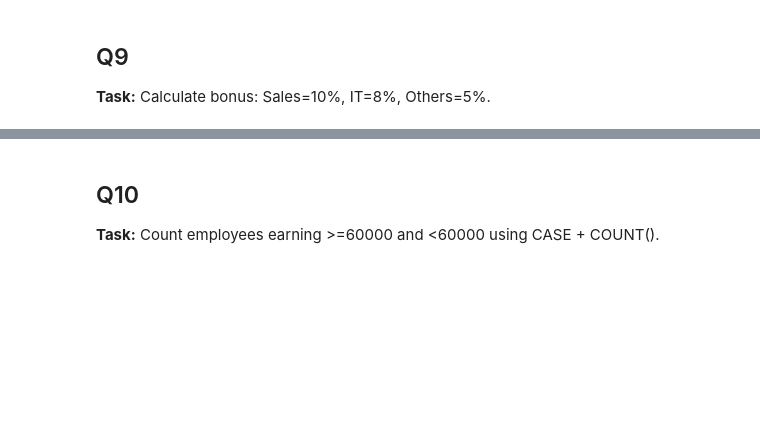
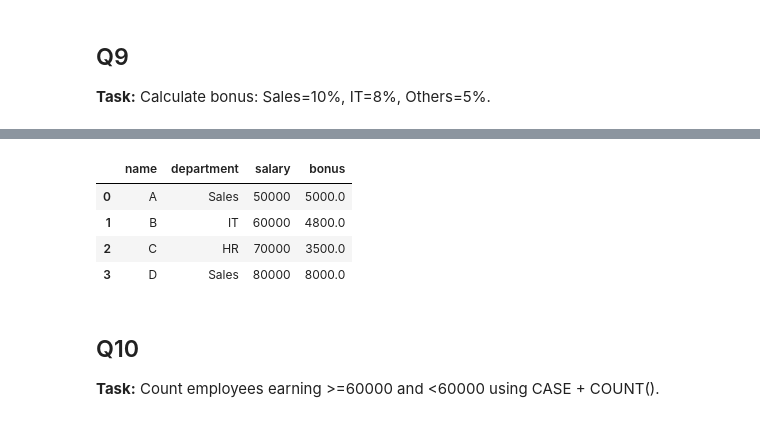
Before and after one commit to Daheemfarooqui/100daysof-sql, a Jupyter notebook: SQL_Practice_Day8_CASE_WHEN_Intermediate.ipynb, the cells around one changed output, grey strips where cells are left out. Drawn from its saved outputs; the diff is of its cells as text; code cells hidden in the pictures; blank space fills up the shorter version.

```diff
--- a/SQL_Practice_Day8_CASE_WHEN_Intermediate.ipynb
+++ b/SQL_Practice_Day8_CASE_WHEN_Intermediate.ipynb
@@ -194,5 +269,19 @@ df
 # %%
-# Write your SQL here
+sqldf("""
+select name , department , salary,
+case
+    when department ='Sales' then  salary *0.10
+    when department = 'IT' then salary *0.08
+    else salary*0.05
+end as "bonus"
+from df
+""")
+# %% [output]
+|  | name | department | salary | bonus |
+| 0 | A | Sales | 50000 | 5000.0 |
+| 1 | B | IT | 60000 | 4800.0 |
+| 2 | C | HR | 70000 | 3500.0 |
+| 3 | D | Sales | 80000 | 8000.0 |
 # %% [markdown]
 ## Q10
 
```
Also changed, not shown: parts of 9 cells of this notebook.
